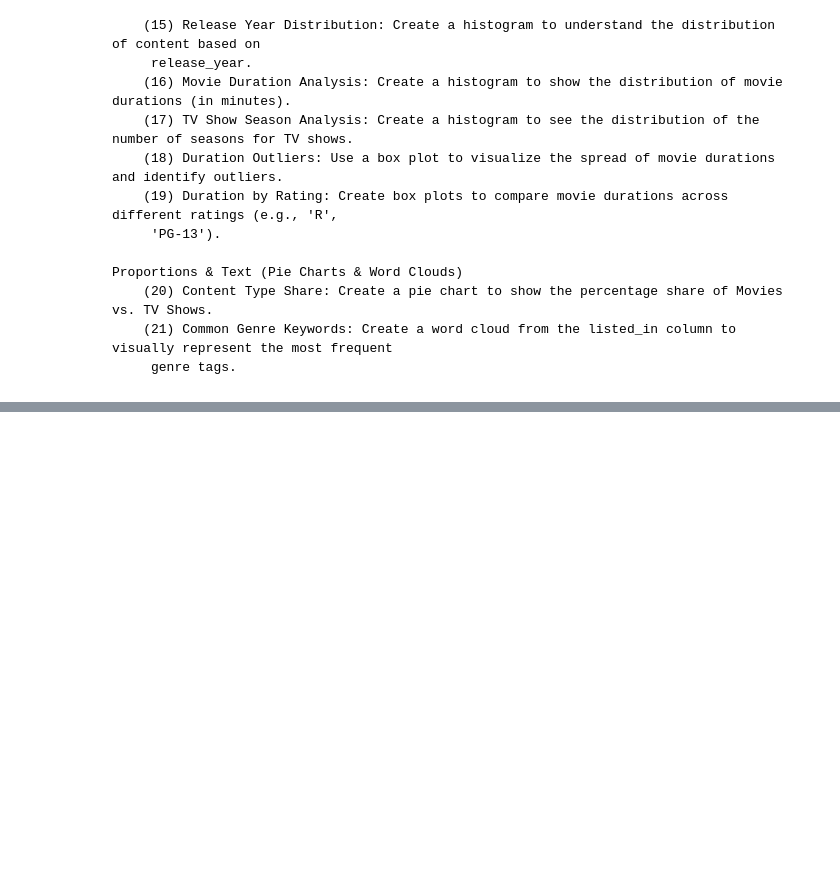
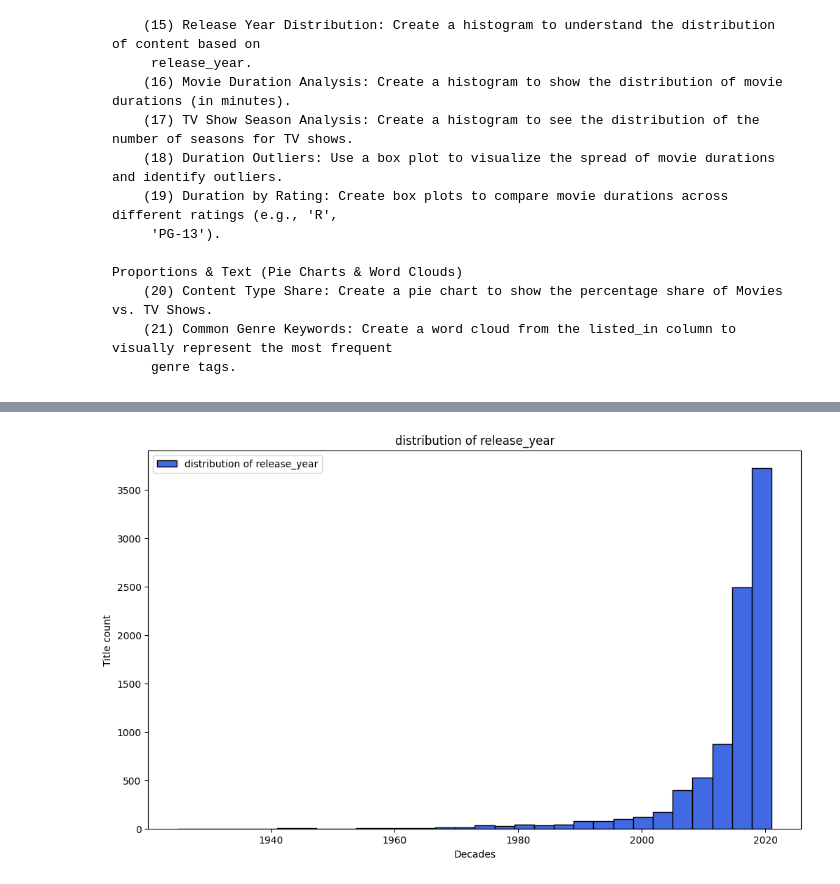
Before and after one commit to Ansh-Patoliya/python_learning, a Jupyter notebook: Project/netflix_data_analysis/netflix_data_analysis.ipynb, the cells around one changed output, grey strips where cells are left out. Drawn from its saved outputs; the diff is of its cells as text; code cells hidden in the pictures; blank space fills up the shorter version.

```diff
--- a/Project/netflix_data_analysis/netflix_data_analysis.ipynb
+++ b/Project/netflix_data_analysis/netflix_data_analysis.ipynb
@@ -594,4 +605,15 @@ Name: count, dtype: int64
 # %%
 # 2. Create a histogram to show the distribution of release_year. (e.g., how many titles were released in the 1990s, 2000s, etc.).
+y=df['release_decade'].value_counts().sort_index().values
+x=df['release_decade'].value_counts().sort_index().index
+plt.figure(figsize=(12,7))
+plt.hist(df['release_year'], bins=30, color='royalblue', edgecolor='black',label='distribution of release_year')
+plt.xlabel("Decades")
+plt.ylabel("Title count")
+plt.title("distribution of release_year")
+plt.legend()
+plt.show()
+# %% [output]
+[figure, added]
 # %%
 # 3. Create a bar chart showing the top 10 countries that produce the most content.
```
Also changed, not shown: parts of 4 cells of this notebook.
